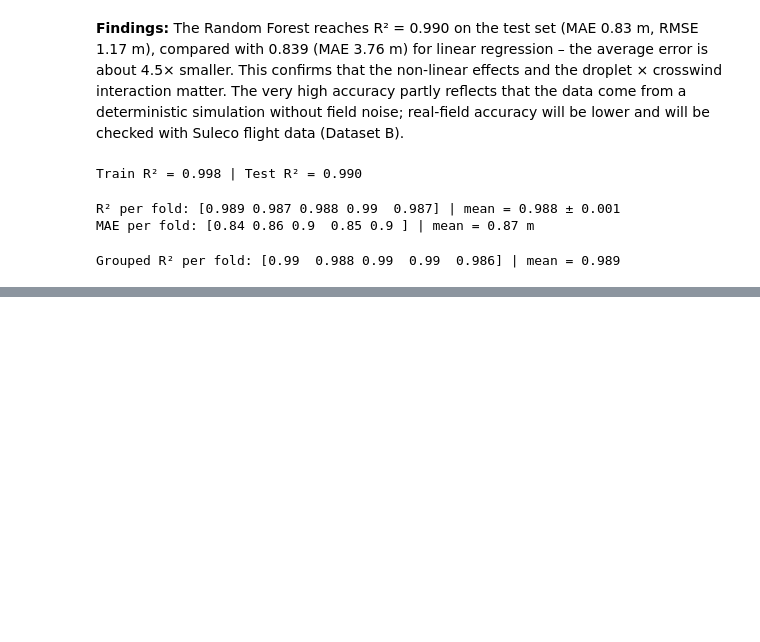
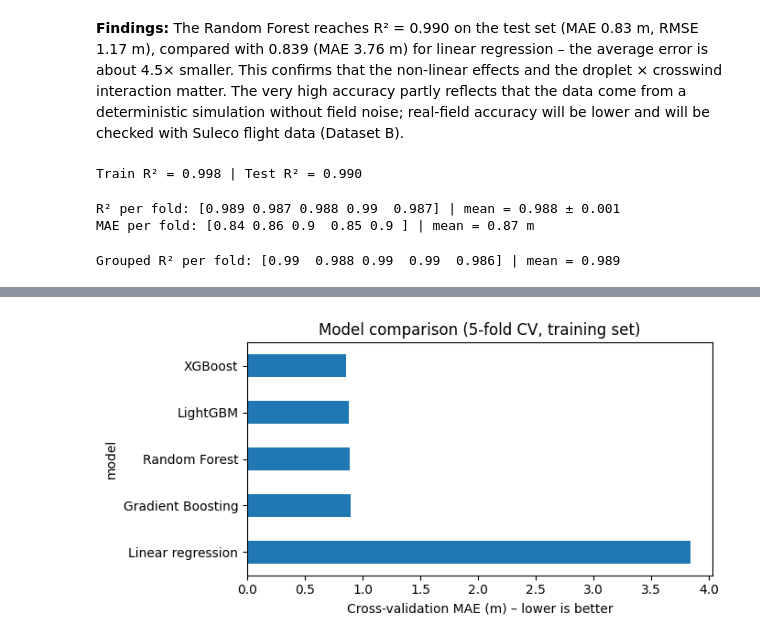
Before and after one commit to ShiharaXcor/AI-Driven-Drone-System-for-Precision-Spraying-in-Sri-Lankan-Tea-Plantations-J26-DS-346, a Jupyter notebook: component2_wind_spraying/drift_model/model_experiments.ipynb, the cells around one changed output, grey strips where cells are left out. Drawn from its saved outputs; the diff is of its cells as text; code cells hidden in the pictures; blank space fills up the shorter version.

```diff
--- a/component2_wind_spraying/drift_model/model_experiments.ipynb
+++ b/component2_wind_spraying/drift_model/model_experiments.ipynb
@@ -120,0 +160,14 @@ Grouped R² per fold: [0.99  0.988 0.99  0.99  0.986] | mean = 0.989
+# %%
+from sklearn.ensemble import GradientBoostingRegressor
+from sklearn.model_selection import cross_validate
+from xgboost import XGBRegressor
+from lightgbm import LGBMRegressor
+
+models = {
+"Linear regression": LinearRegression(),
+"Random Forest": RandomForestRegressor(n_estimators=300, random_state=SEED, n_jobs=-1),
+"Gradient Boosting": GradientBoostingRegressor(n_estimators=500, learning_rate=0.05, max_depth=4, random_state=SEED),
+"XGBoost": XGBRegressor(n_estimators=500, learning_rate=0.05, max_depth=6, random_state=SEED, n_jobs=-1),
+"LightGBM": LGBMRegressor(n_estimators=500, learning_rate=0.05, random_state=SEED, verbose=-1),
+}
+print(len(models), "models ready")
@@ -120,0 +176,6 @@ Grouped R² per fold: [0.99  0.988 0.99  0.99  0.986] | mean = 0.989
+# %%
+cv5 = KFold(n_splits=5, shuffle=True, random_state=SEED)
+rows = []
+for name, m in models.items(): s = cross_validate(m, X_train, y_train, cv=cv5, scoring={"r2": "r2", "mae": "neg_mean_absolute_error"}, n_jobs=-1); rows.append({"model": name, "CV_R2": round(s["test_r2"].mean(), 3), "CV_R2_std": round(s["test_r2"].std(), 3), "CV_MAE_m": round(-s["test_mae"].mean(), 2), "fit_time_s": round(s["fit_time"].mean(), 2)}); print(name, "done")
+comparison = pd.DataFrame(rows).set_index("model").sort_values("CV_MAE_m")
+comparison
@@ -120,0 +195,5 @@ Grouped R² per fold: [0.99  0.988 0.99  0.99  0.986] | mean = 0.989
+# %%
+plt.figure(figsize=(7, 3.5)); comparison["CV_MAE_m"].sort_values(ascending=False).plot(kind="barh"); plt.xlabel("Cross-validation MAE (m) – lower is better"); plt.title("Model comparison (5-fold CV, training set)"); plt.tight_layout()
+plt.savefig("fig_m3b_model_comparison.png", dpi=150, bbox_inches="tight"); plt.show()
+# %% [output]
+[figure, added]
```
Also changed, not shown: parts of 9 cells of this notebook.
